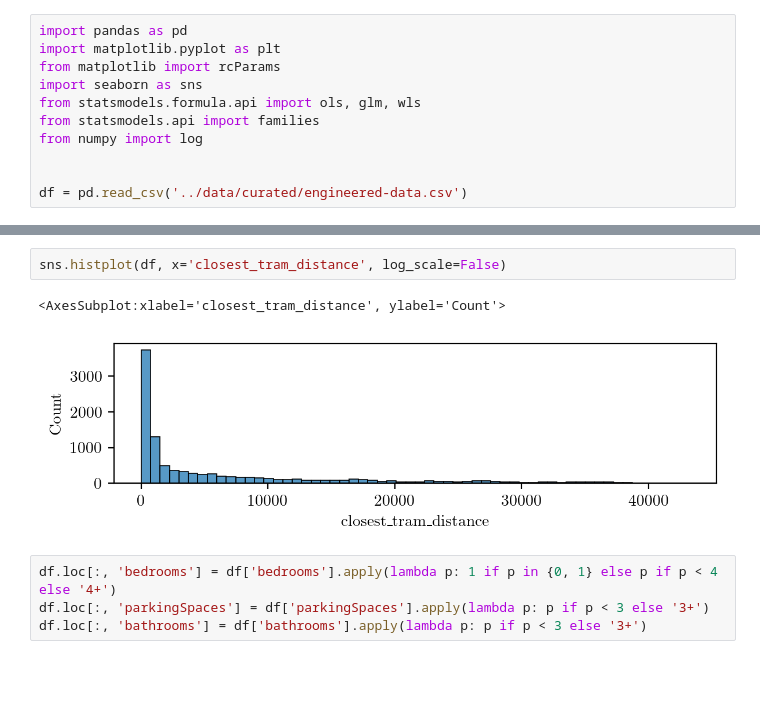
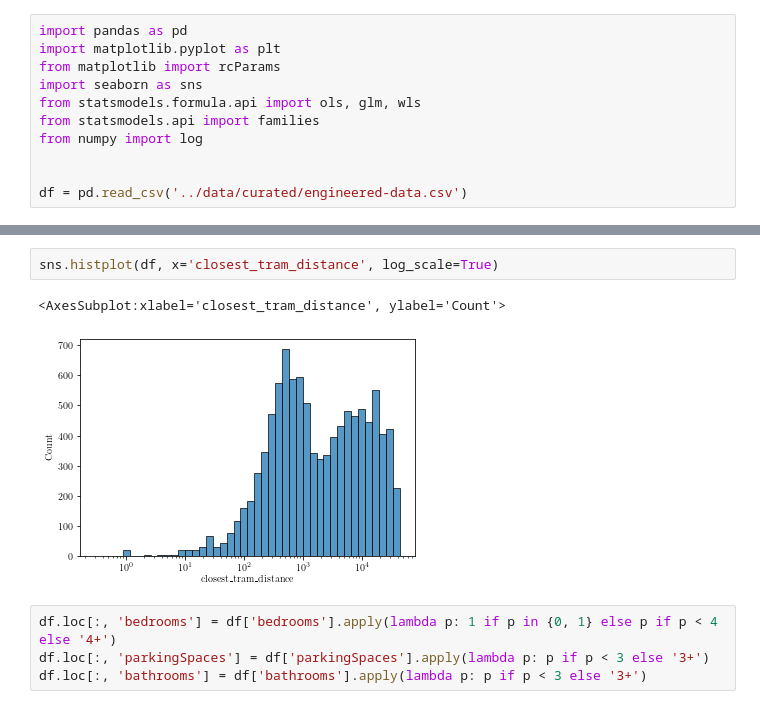
Before and after one commit to MAST30034-Applied-Data-Science/generic-real-estate-consulting-project-group-21, a Jupyter notebook: notebooks/question-one-modelling-analysis.ipynb, the cells around one changed output, grey strips where cells are left out. Cells and saved outputs as stored; diff of their text form; blank space fills up the shorter version.

```diff
--- a/notebooks/question-one-modelling-analysis.ipynb
+++ b/notebooks/question-one-modelling-analysis.ipynb
@@ -103,8 +104,8 @@ sns.histplot(df, x='closest_secondary_distance', log_scale=True)
 # %%
-sns.histplot(df, x='closest_tram_distance', log_scale=False)
+sns.histplot(df, x='closest_tram_distance', log_scale=True)
 # %% [output]
 <AxesSubplot:xlabel='closest_tram_distance', ylabel='Count'>
-[figure, old version]
+[figure, new version]
 # %%
 df.loc[:, 'bedrooms'] = df['bedrooms'].apply(lambda p: 1 if p in {0, 1} else p if p < 4 else '4+')
 df.loc[:, 'parkingSpaces'] = df['parkingSpaces'].apply(lambda p: p if p < 3 else '3+')
```
Also changed, not shown: parts of 36 cells of this notebook, 1 other file.
